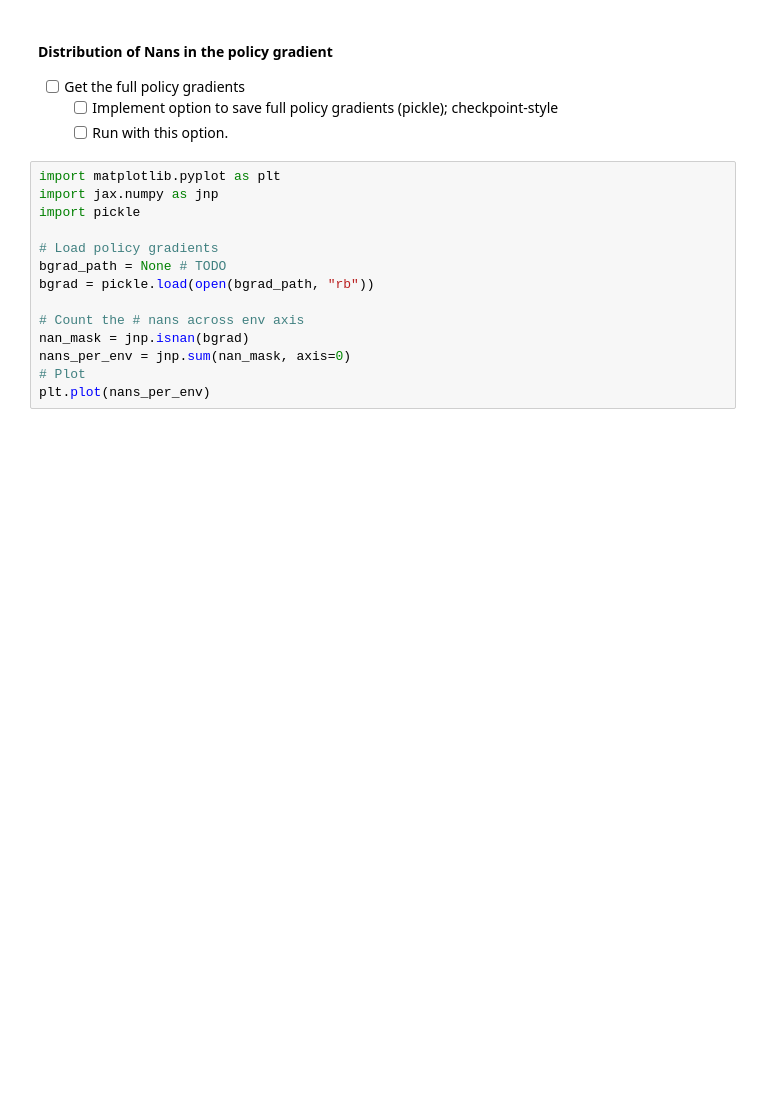
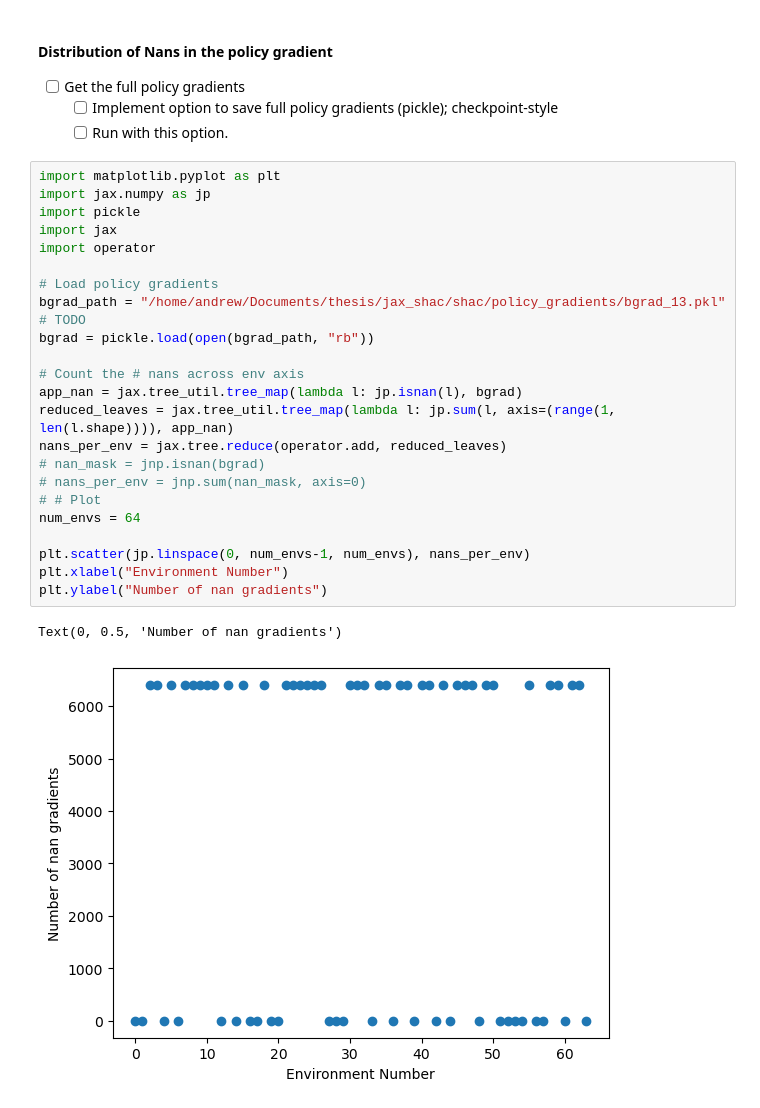
Before and after one commit to Andrew-Luo1/jax_shac, a Jupyter notebook: framed_hopper.ipynb, the cells around one changed output. Saved outputs shown, nothing was run; the diff lists cells and outputs as text; blank space fills up the shorter version.

Commit message:
thesis pc

```diff
--- a/framed_hopper.ipynb
+++ b/framed_hopper.ipynb
@@ -240,15 +240,27 @@ rews = plot_rews(states)
     - [ ] Run with this option.
 # %%
 import matplotlib.pyplot as plt
-import jax.numpy as jnp
+import jax.numpy as jp
 import pickle
+import jax
+import operator
 
 # Load policy gradients
-bgrad_path = None # TODO
+bgrad_path = "/home/andrew/Documents/thesis/jax_shac/shac/policy_gradients/bgrad_13.pkl" # TODO
 bgrad = pickle.load(open(bgrad_path, "rb"))
 
 # Count the # nans across env axis
-nan_mask = jnp.isnan(bgrad)
-nans_per_env = jnp.sum(nan_mask, axis=0)
-# Plot
-plt.plot(nans_per_env)
+app_nan = jax.tree_util.tree_map(lambda l: jp.isnan(l), bgrad)
+reduced_leaves = jax.tree_util.tree_map(lambda l: jp.sum(l, axis=(range(1, len(l.shape)))), app_nan)
+nans_per_env = jax.tree.reduce(operator.add, reduced_leaves)
+# nan_mask = jnp.isnan(bgrad)
+# nans_per_env = jnp.sum(nan_mask, axis=0)
+# # Plot
+num_envs = 64
+
+plt.scatter(jp.linspace(0, num_envs-1, num_envs), nans_per_env)
+plt.xlabel("Environment Number")
+plt.ylabel("Number of nan gradients")
+# %% [output]
+Text(0, 0.5, 'Number of nan gradients')
+[figure, added]
```
Also changed, not shown: parts of 2 cells of this notebook, 2 other files.
